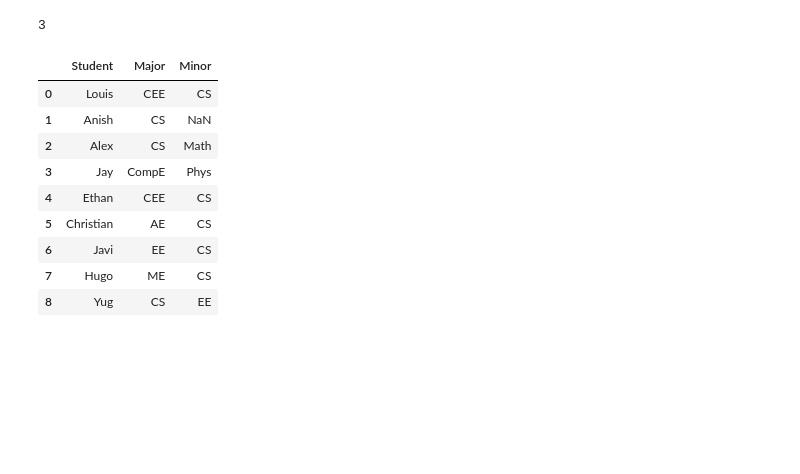
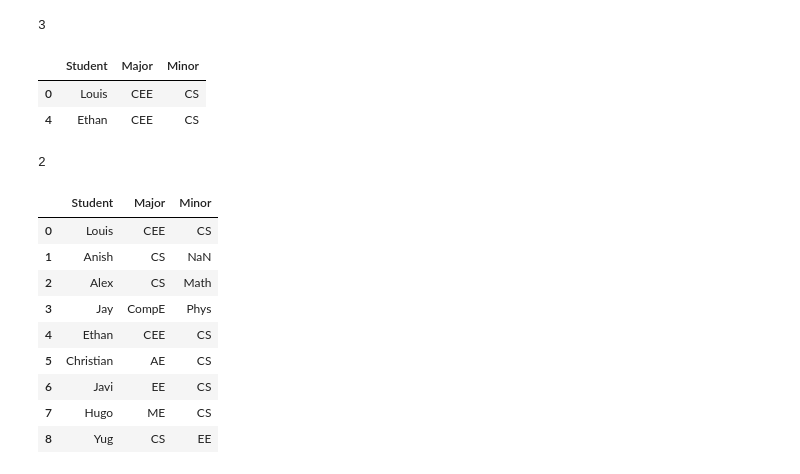
Before and after one commit to lotlouischoitslab/Computational_Transportation_Science, a Jupyter notebook: 00Transportation_Python_Intro/00Louis_Python_Notes.ipynb, the cells around one changed output. Drawn from its saved outputs; the diff is of its cells as text; code cells hidden in the pictures; blank space fills up the shorter version.

```diff
--- a/00Transportation_Python_Intro/00Louis_Python_Notes.ipynb
+++ b/00Transportation_Python_Intro/00Louis_Python_Notes.ipynb
@@ -356,6 +376,18 @@ cs_majors = data[data['Major']=='CS'].count().values[0] #Count number of CS Majo
 cs_majors
 # %% [output]
 3
+# %%
+# double conditions
+cee_cs = data[(data['Major']=='CEE') & (data['Minor']=='CS')]
+cee_cs
+# %% [output]
+|  | Student | Major | Minor |
+| 0 | Louis | CEE | CS |
+| 4 | Ethan | CEE | CS |
+# %%
+cee_cs.count().values[0]
+# %% [output]
+2
 # %%
 # Let's convert this into csv file!
 data.to_csv('datasets/students.csv')
```
Also changed, not shown: parts of 9 cells of this notebook.
